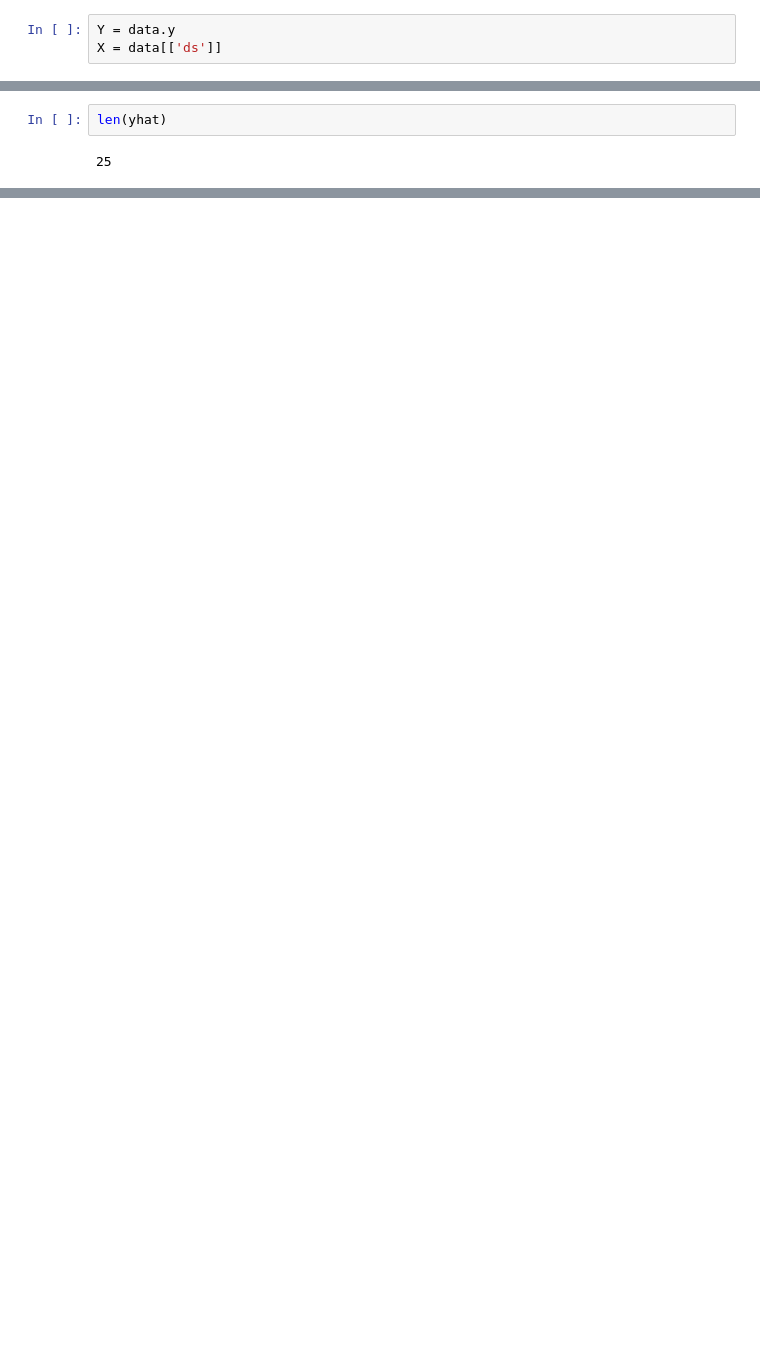
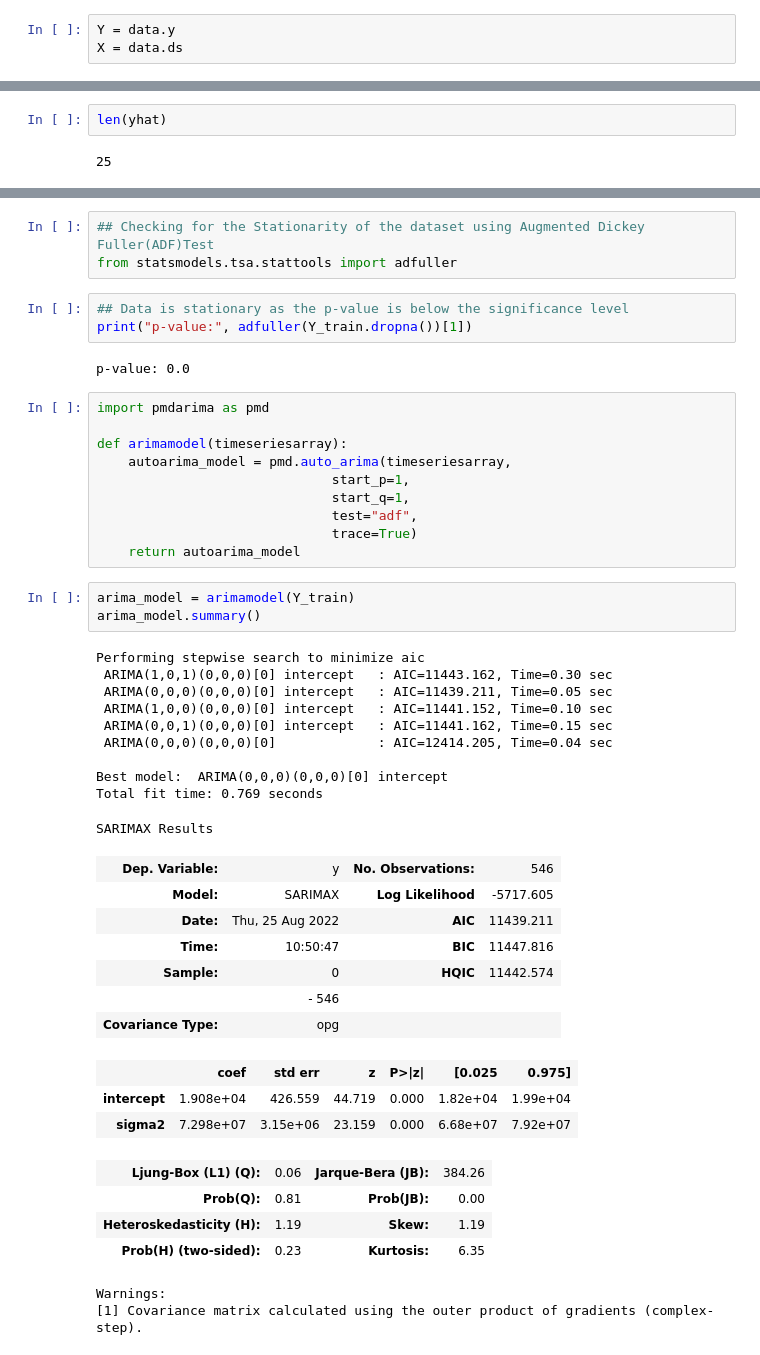
Before and after one commit to yatenm/yatenm, a Jupyter notebook: Volume Forecast_SARIMA.ipynb, the cells around one changed output, grey strips where cells are left out. Saved outputs shown, nothing was run; the diff lists cells and outputs as text; blank space fills up the shorter version.

```diff
--- a/Volume Forecast_SARIMA.ipynb
+++ b/Volume Forecast_SARIMA.ipynb
@@ -110,4 +142,4 @@ profile.to_widgets()
 profile.to_file('Data_Overview.html')
 # %%
 Y = data.y
-X = data[['ds']]
+X = data.ds
@@ -273,0 +360,48 @@ Warnings:
+# %%
+## Checking for the Stationarity of the dataset using Augmented Dickey Fuller(ADF)Test
+from statsmodels.tsa.stattools import adfuller
+# %%
+## Data is stationary as the p-value is below the significance level
+print("p-value:", adfuller(Y_train.dropna())[1])
+# %% [output]
+p-value: 0.0
+# %%
+import pmdarima as pmd
+
+def arimamodel(timeseriesarray):
+    autoarima_model = pmd.auto_arima(timeseriesarray,
+                              start_p=1,
+                              start_q=1,
+                              test="adf",
+                              trace=True)
+    return autoarima_model
+# %%
+arima_model = arimamodel(Y_train)
+arima_model.summary()
+# %% [output]
+Performing stepwise search to minimize aic
+ ARIMA(1,0,1)(0,0,0)[0] intercept   : AIC=11443.162, Time=0.30 sec
+ ARIMA(0,0,0)(0,0,0)[0] intercept   : AIC=11439.211, Time=0.05 sec
+ ARIMA(1,0,0)(0,0,0)[0] intercept   : AIC=11441.152, Time=0.10 sec
+ ARIMA(0,0,1)(0,0,0)[0] intercept   : AIC=11441.162, Time=0.15 sec
+ ARIMA(0,0,0)(0,0,0)[0]             : AIC=12414.205, Time=0.04 sec
+
+Best model:  ARIMA(0,0,0)(0,0,0)[0] intercept
+Total fit time: 0.769 seconds
+SARIMAX Results
+| Dep. Variable: | y | No. Observations: | 546 |
+| Model: | SARIMAX | Log Likelihood | -5717.605 |
+| Date: | Thu, 25 Aug 2022 | AIC | 11439.211 |
+| Time: | 10:50:47 | BIC | 11447.816 |
+| Sample: | 0 | HQIC | 11442.574 |
+|  | - 546 |  |  |
+| Covariance Type: | opg |  |  |
+|  | coef | std err | z | P>|z| | [0.025 | 0.975] |
+| intercept | 1.908e+04 | 426.559 | 44.719 | 0.000 | 1.82e+04 | 1.99e+04 |
+| sigma2 | 7.298e+07 | 3.15e+06 | 23.159 | 0.000 | 6.68e+07 | 7.92e+07 |
+| Ljung-Box (L1) (Q): | 0.06 | Jarque-Bera (JB): | 384.26 |
+| Prob(Q): | 0.81 | Prob(JB): | 0.00 |
+| Heteroskedasticity (H): | 1.19 | Skew: | 1.19 |
+| Prob(H) (two-sided): | 0.23 | Kurtosis: | 6.35 |
+Warnings:
+[1] Covariance matrix calculated using the outer product of gradients (complex-step).
```
Also changed, not shown: parts of 34 cells of this notebook, 1 other file.
